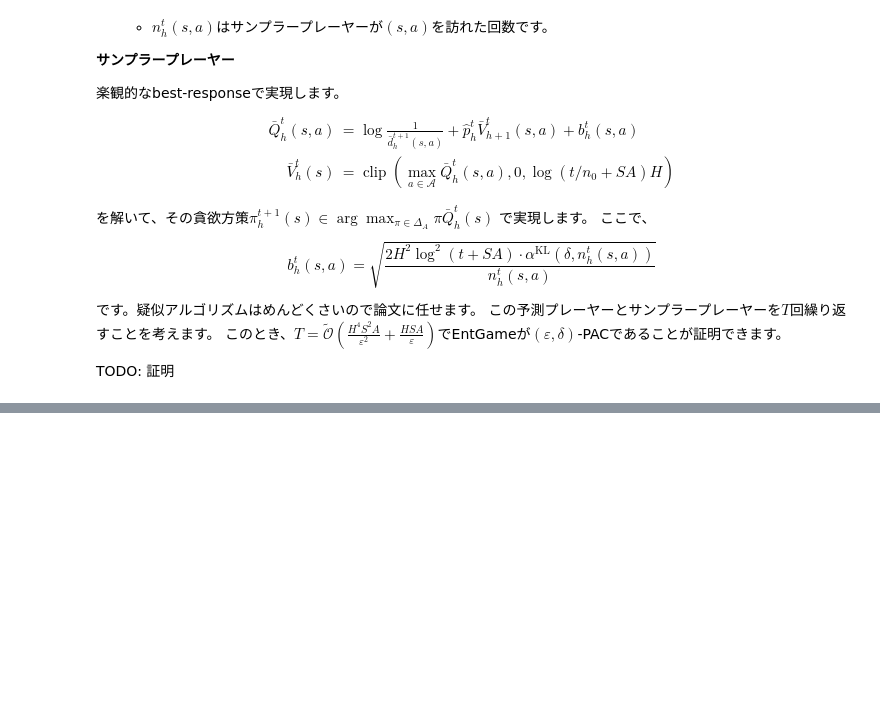
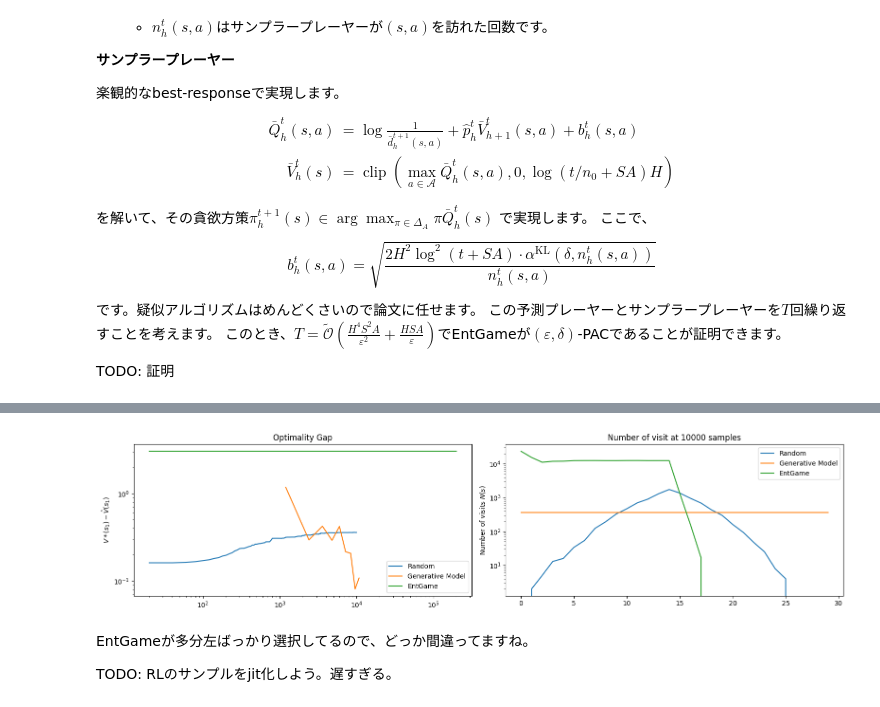
Before and after one commit to syuntoku14/Shumi-Note, a Jupyter notebook: notebooks/RL_max_ent_exploration.ipynb, the cells around one changed output, grey strips where cells are left out. Drawn from its saved outputs; the diff is of its cells as text; code cells hidden in the pictures; blank space fills up the shorter version.

```diff
--- a/notebooks/RL_max_ent_exploration.ipynb
+++ b/notebooks/RL_max_ent_exploration.ipynb
@@ -139,0 +496,38 @@ $$
+# %%
+# plot results
+samples_to_collect = 10000
+
+algos = {
+    "Random": random_explore,
+    "Generative Model": generative_model,
+    "EntGame": EntGame,
+}
+
+
+plt.figure(figsize=(16, 4))
+for name, algo in algos.items():
+    num_samples, visit_SA, gaps = algo(double_chain, samples_to_collect)
+
+    plt.subplot(1, 2, 1)
+    plt.title("Optimality Gap")
+    plt.plot(num_samples, gaps, label=name)
+    plt.ylabel(r"$V*(s_1) - \hat{V}(s_1)$")
+    plt.xscale("log")
+    plt.yscale("log")
+    plt.legend()
+
+    plt.subplot(1, 2, 2)
+    plt.title(f"Number of visit at {samples_to_collect} samples")
+    visit_S = visit_SA.sum(axis=(0, 2))
+    plt.plot(visit_S, label=name)
+    plt.ylabel(r"Number of visits $N(s)$")
+    plt.yscale("log")
+    plt.legend()
+
+plt.tight_layout()
+# %% [output]
+[figure, added]
+# %% [markdown]
+EntGameが多分左ばっかり選択してるので、どっか間違ってますね。
+
+TODO: RLのサンプルをjit化しよう。遅すぎる。
```
Also changed, not shown: parts of 5 cells of this notebook.
